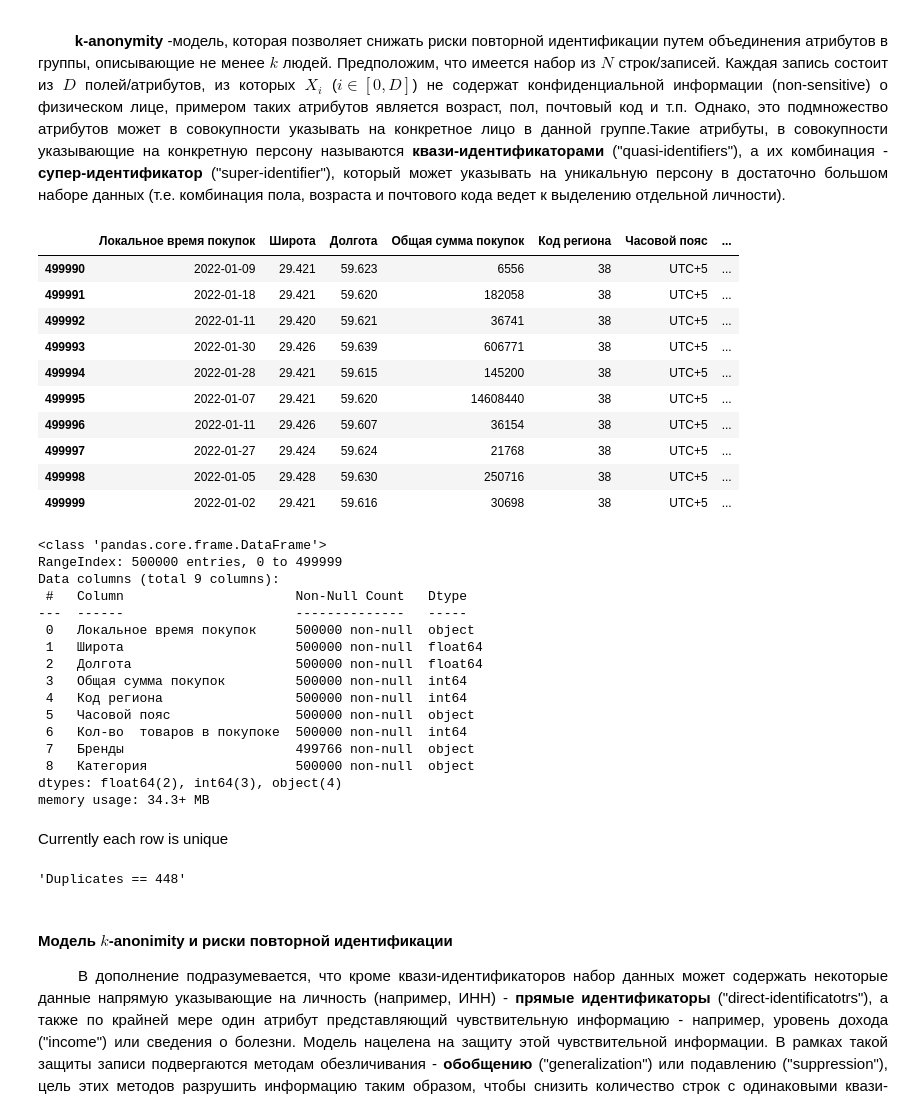
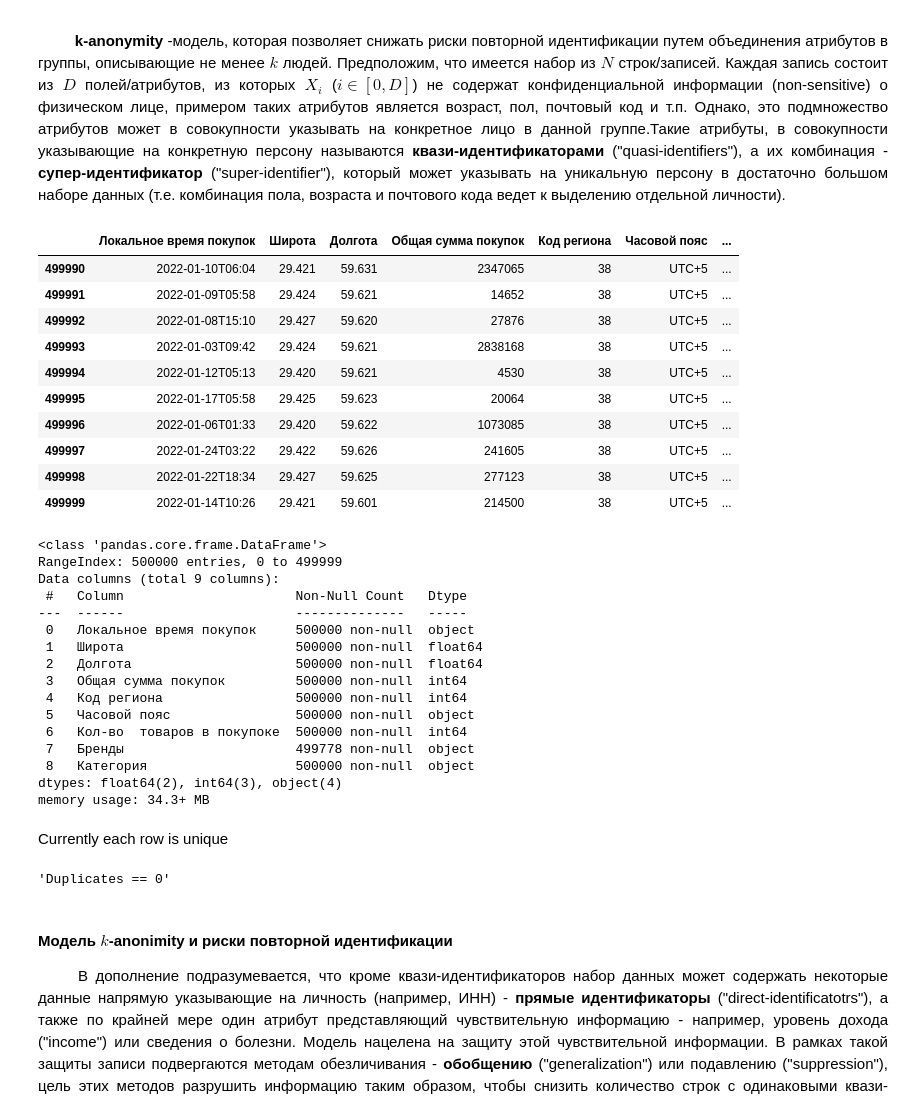
Before and after one commit to bestonly125/k-anonymity, a Jupyter notebook: K_Anonymity_A1.ipynb, the cells around one changed output. Saved outputs shown, nothing was run; the diff lists cells and outputs as text; code cells hidden in the pictures.

```diff
--- a/K_Anonymity_A1.ipynb
+++ b/K_Anonymity_A1.ipynb
@@ -4,23 +4,23 @@
 # %%
 import pandas as pd
 from collections import Counter
 from openpyxl import Workbook
 import numpy as np
-table_name = "marketing_case_v.0.5.3.xlsx"
+table_name = "marketing_case_v.0.5.4.xlsx"
 df = pd.read_excel(table_name, sheet_name="A1", engine = 'openpyxl')
 df.tail(10)
 # %% [output]
 |  | Локальное время покупок | Широта | Долгота | Общая сумма покупок | Код региона | Часовой пояс | ... |
-| 499990 | 2022-01-09 | 29.421 | 59.623 | 6556 | 38 | UTC+5 | ... |
-| 499991 | 2022-01-18 | 29.421 | 59.620 | 182058 | 38 | UTC+5 | ... |
-| 499992 | 2022-01-11 | 29.420 | 59.621 | 36741 | 38 | UTC+5 | ... |
-| 499993 | 2022-01-30 | 29.426 | 59.639 | 606771 | 38 | UTC+5 | ... |
-| 499994 | 2022-01-28 | 29.421 | 59.615 | 145200 | 38 | UTC+5 | ... |
-| 499995 | 2022-01-07 | 29.421 | 59.620 | 14608440 | 38 | UTC+5 | ... |
-| 499996 | 2022-01-11 | 29.426 | 59.607 | 36154 | 38 | UTC+5 | ... |
-| 499997 | 2022-01-27 | 29.424 | 59.624 | 21768 | 38 | UTC+5 | ... |
-| 499998 | 2022-01-05 | 29.428 | 59.630 | 250716 | 38 | UTC+5 | ... |
-| 499999 | 2022-01-02 | 29.421 | 59.616 | 30698 | 38 | UTC+5 | ... |
+| 499990 | 2022-01-10T06:04 | 29.421 | 59.631 | 2347065 | 38 | UTC+5 | ... |
+| 499991 | 2022-01-09T05:58 | 29.424 | 59.621 | 14652 | 38 | UTC+5 | ... |
+| 499992 | 2022-01-08T15:10 | 29.427 | 59.620 | 27876 | 38 | UTC+5 | ... |
+| 499993 | 2022-01-03T09:42 | 29.424 | 59.621 | 2838168 | 38 | UTC+5 | ... |
+| 499994 | 2022-01-12T05:13 | 29.420 | 59.621 | 4530 | 38 | UTC+5 | ... |
+| 499995 | 2022-01-17T05:58 | 29.425 | 59.623 | 20064 | 38 | UTC+5 | ... |
+| 499996 | 2022-01-06T01:33 | 29.420 | 59.622 | 1073085 | 38 | UTC+5 | ... |
+| 499997 | 2022-01-24T03:22 | 29.422 | 59.626 | 241605 | 38 | UTC+5 | ... |
+| 499998 | 2022-01-22T18:34 | 29.427 | 59.625 | 277123 | 38 | UTC+5 | ... |
+| 499999 | 2022-01-14T10:26 | 29.421 | 59.601 | 214500 | 38 | UTC+5 | ... |
 # %%
 df.info()
 # %% [output]
@@ -36,7 +36,7 @@ Data columns (total 9 columns):
  4   Код региона                 500000 non-null  int64
  5   Часовой пояс                500000 non-null  object
  6   Кол-во  товаров в покупоке  500000 non-null  int64
- 7   Бренды                      499766 non-null  object
+ 7   Бренды                      499778 non-null  object
  8   Категория                   500000 non-null  object
 dtypes: float64(2), int64(3), object(4)
 memory usage: 34.3+ MB
@@ -45,7 +45,7 @@ Currently each row is unique
 # %%
 'Duplicates == ' + str(df.shape[0] - df.drop_duplicates().shape[0])
 # %% [output]
-'Duplicates == 448'
+'Duplicates == 0'
 # %% [markdown]
 #### Модель $k$-anonimity и риски повторной идентификации
 
```
Also changed, not shown: parts of 5 cells of this notebook, 2 other files.
